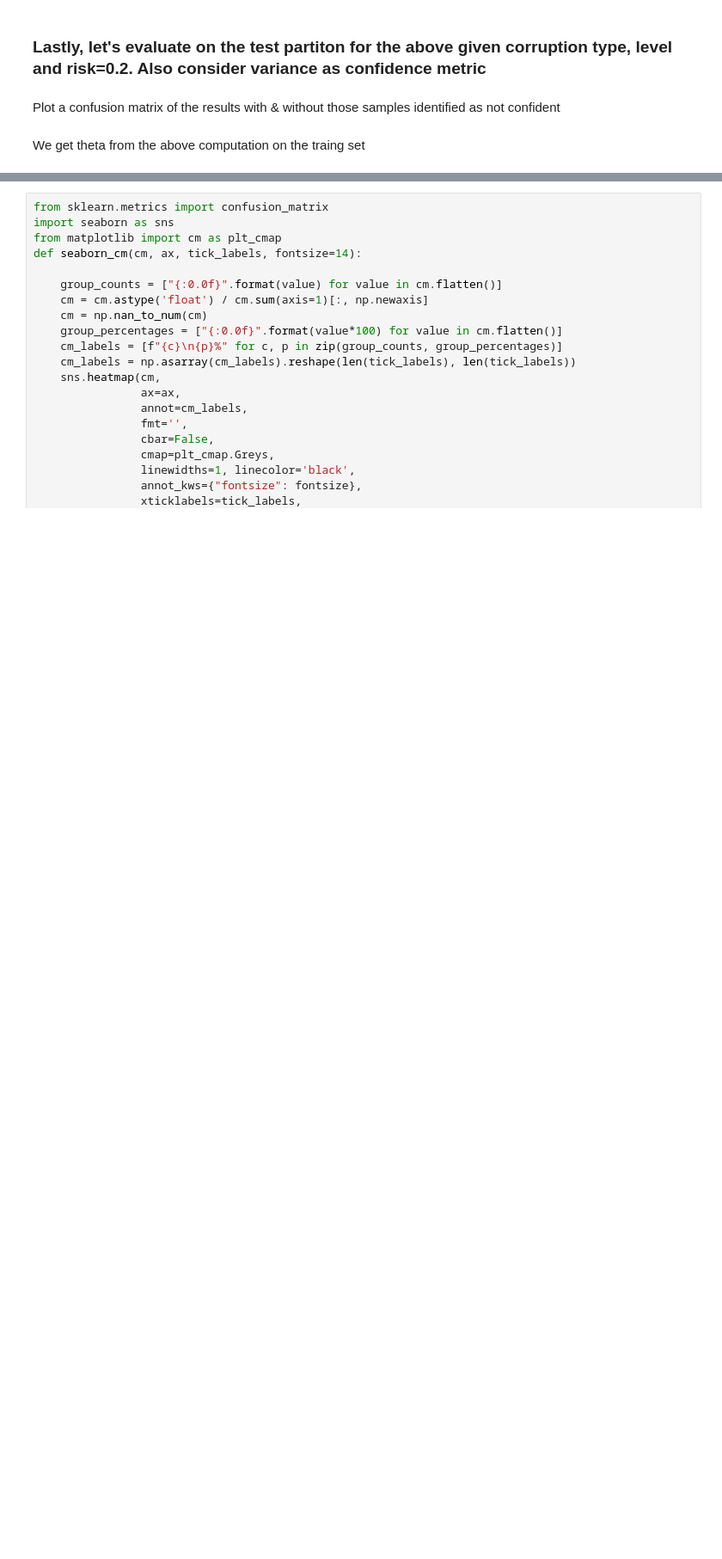
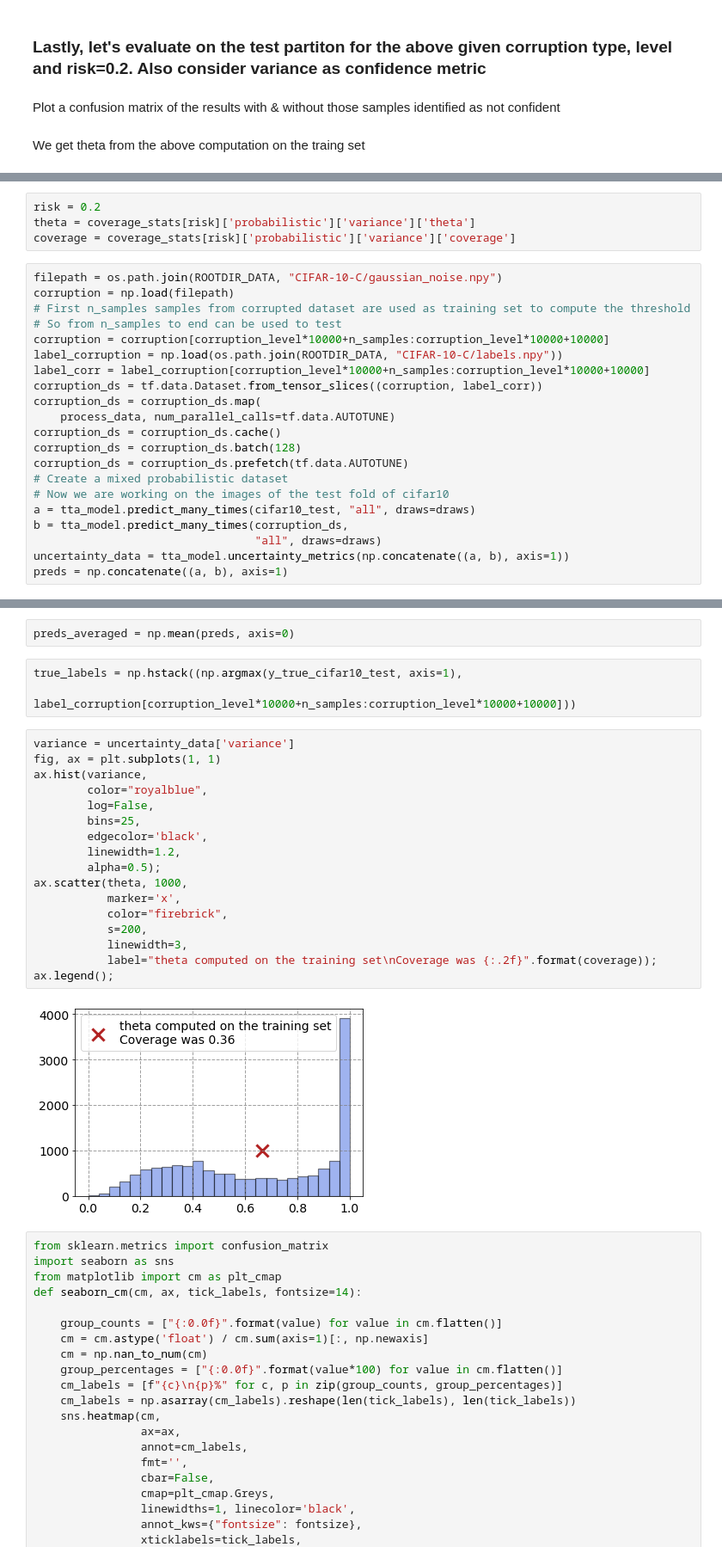
Before and after one commit to giuseppesalvi/MLinA-Selective-Classification, a Jupyter notebook: MLinA_Selective_classification.ipynb, the cells around one changed output, grey strips where cells are left out. Shown at 86% size. Drawn from its saved outputs; the diff is of its cells as text; blank space fills up the shorter version.

```diff
--- a/MLinA_Selective_classification.ipynb
+++ b/MLinA_Selective_classification.ipynb
@@ -399,0 +677,25 @@ We get theta from the above computation on the traing set
+# %%
+risk = 0.2
+theta = coverage_stats[risk]['probabilistic']['variance']['theta']
+coverage = coverage_stats[risk]['probabilistic']['variance']['coverage']
+# %%
+filepath = os.path.join(ROOTDIR_DATA, "CIFAR-10-C/gaussian_noise.npy")
+corruption = np.load(filepath)
+# First n_samples samples from corrupted dataset are used as training set to compute the threshold
+# So from n_samples to end can be used to test
+corruption = corruption[corruption_level*10000+n_samples:corruption_level*10000+10000]
+label_corruption = np.load(os.path.join(ROOTDIR_DATA, "CIFAR-10-C/labels.npy"))
+label_corr = label_corruption[corruption_level*10000+n_samples:corruption_level*10000+10000]
+corruption_ds = tf.data.Dataset.from_tensor_slices((corruption, label_corr))
+corruption_ds = corruption_ds.map(
+    process_data, num_parallel_calls=tf.data.AUTOTUNE)
+corruption_ds = corruption_ds.cache()
+corruption_ds = corruption_ds.batch(128)
+corruption_ds = corruption_ds.prefetch(tf.data.AUTOTUNE)
+# Create a mixed probabilistic dataset
+# Now we are working on the images of the test fold of cifar10
+a = tta_model.predict_many_times(cifar10_test, "all", draws=draws)
+b = tta_model.predict_many_times(corruption_ds,
+                                 "all", draws=draws)
+uncertainty_data = tta_model.uncertainty_metrics(np.concatenate((a, b), axis=1))
+preds = np.concatenate((a, b), axis=1)
@@ -400,3 +706,27 @@ We get theta from the above computation on the traing set
+# %%
+preds_averaged = np.mean(preds, axis=0)
+# %%
+true_labels = np.hstack((np.argmax(y_true_cifar10_test, axis=1),
+                        label_corruption[corruption_level*10000+n_samples:corruption_level*10000+10000]))
+# %%
+variance = uncertainty_data['variance']
+fig, ax = plt.subplots(1, 1)
+ax.hist(variance,
+        color="royalblue",
+        log=False,
+        bins=25,
+        edgecolor='black',
+        linewidth=1.2,
+        alpha=0.5);
+ax.scatter(theta, 1000,
+           marker='x',
+           color="firebrick",
+           s=200,
+           linewidth=3,
+           label="theta computed on the training set\nCoverage was {:.2f}".format(coverage));
+ax.legend();
+# %% [output]
+[figure, added]
 # %%
 from sklearn.metrics import confusion_matrix
 import seaborn as sns
```
Also changed, not shown: parts of 32 cells of this notebook.
